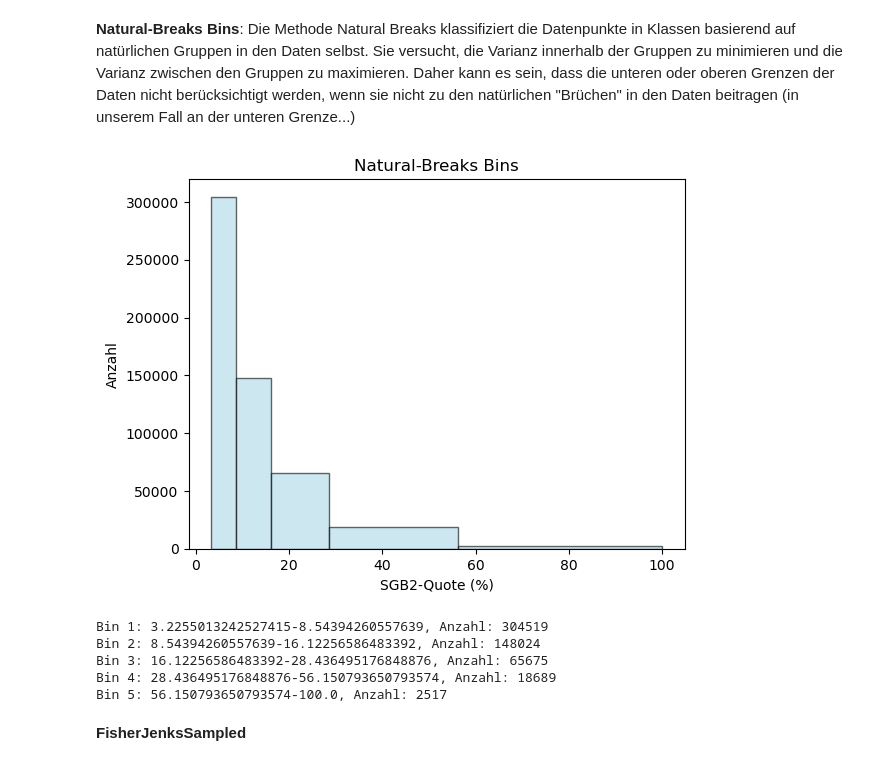
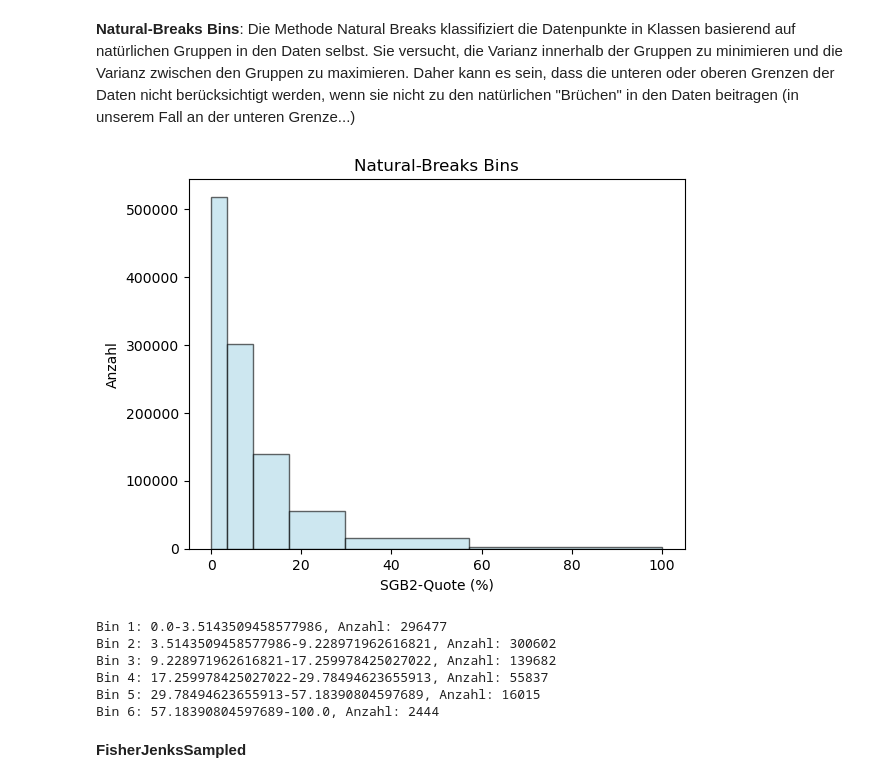
Before and after one commit to tobias-vetterle/mikrokosmos, a Jupyter notebook: aufbereitung_mikrokosmos.ipynb, the cells around one changed output. Drawn from its saved outputs; the diff is of its cells as text; code cells hidden in the pictures.

```diff
--- a/aufbereitung_mikrokosmos.ipynb
+++ b/aufbereitung_mikrokosmos.ipynb
@@ -792,29 +792,31 @@ __Natural-Breaks Bins__:  Die Methode Natural Breaks klassifiziert die Datenpunk
 # %%
 
 # Extrahieren der Werte aus der Spalte 'SGB2-Quote (%)'
 data = stacked_lb_bev['SGB2-Quote (%)'].values
 
 # Berechnen der Bins mit der NaturalBreaks-Methode
 classifier = NaturalBreaks(data, k=6)
 breaks = classifier.bins
+breaks = np.insert(breaks, 0, 0)
 
 # Erstellen des Histogramms
 plt.hist(data, bins=breaks, edgecolor='black', color='lightblue', alpha=0.6)
 plt.xlabel('SGB2-Quote (%)')
 plt.ylabel('Anzahl')
 plt.title('Natural-Breaks Bins')
 plt.show()
 
 # Ausgabe der Bin-Ranges und der Anzahl der Werte in jedem Bin
 for i in range(len(breaks)-1):
     print(f"Bin {i+1}: {breaks[i]}-{breaks[i+1]}, Anzahl: {((data > breaks[i]) & (data <= breaks[i+1])).sum()}")
 # %% [output]
-[figure, old version]
+[figure, new version]
-Bin 1: 3.2255013242527415-8.54394260557639, Anzahl: 304519
-Bin 2: 8.54394260557639-16.12256586483392, Anzahl: 148024
-Bin 3: 16.12256586483392-28.436495176848876, Anzahl: 65675
-Bin 4: 28.436495176848876-56.150793650793574, Anzahl: 18689
-Bin 5: 56.150793650793574-100.0, Anzahl: 2517
+Bin 1: 0.0-3.5143509458577986, Anzahl: 296477
+Bin 2: 3.5143509458577986-9.228971962616821, Anzahl: 300602
+Bin 3: 9.228971962616821-17.259978425027022, Anzahl: 139682
+Bin 4: 17.259978425027022-29.78494623655913, Anzahl: 55837
+Bin 5: 29.78494623655913-57.18390804597689, Anzahl: 16015
+Bin 6: 57.18390804597689-100.0, Anzahl: 2444
 # %% [markdown]
 __FisherJenksSampled__
 # %%
```
Also changed, not shown: parts of 6 cells of this notebook.
